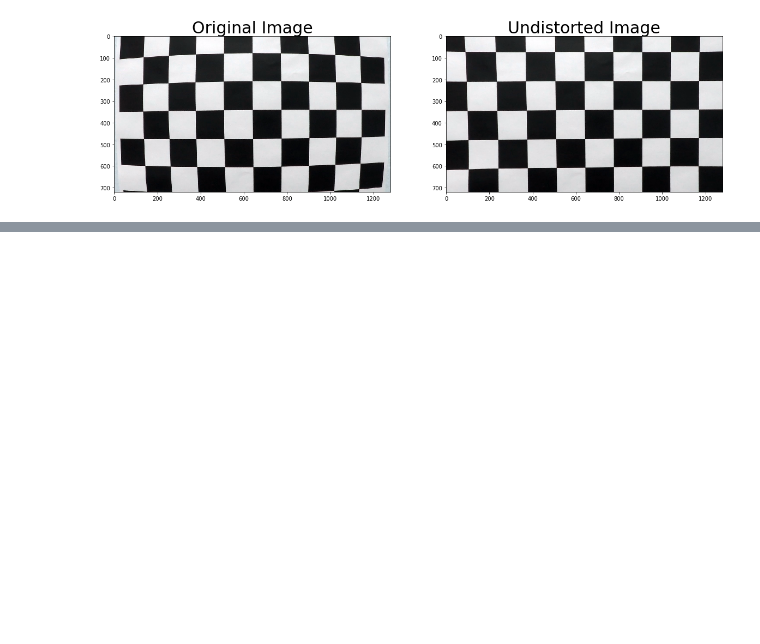
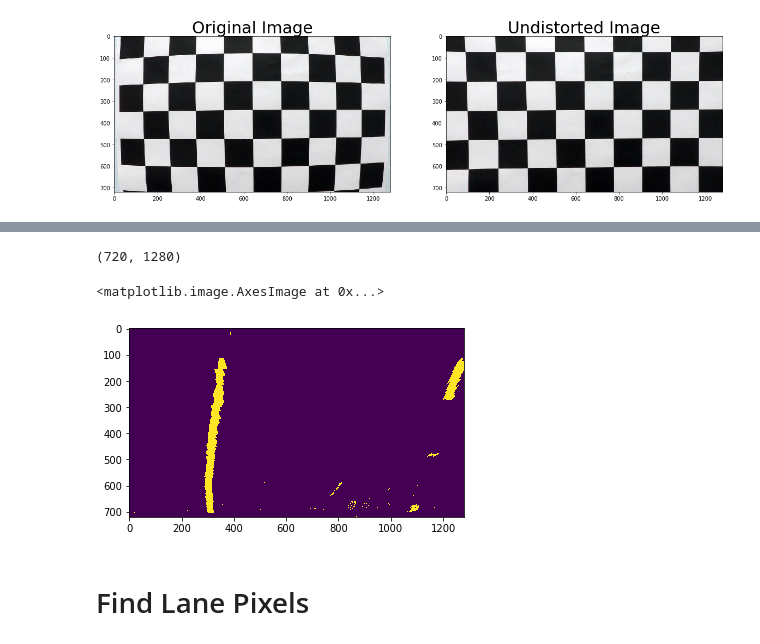
Before and after one commit to chavasaiteja/Self-Driving-Car-Nanodegree-Udacity, a Jupyter notebook: Advanced Lane Finding/Advanced_Lane_Finding.ipynb, the cells around one changed output, grey strips where cells are left out. Saved outputs shown, nothing was run; the diff lists cells and outputs as text; code cells hidden in the pictures; blank space fills up the shorter version.

```diff
--- a/Advanced Lane Finding/Advanced_Lane_Finding.ipynb
+++ b/Advanced Lane Finding/Advanced_Lane_Finding.ipynb
@@ -79,0 +168,28 @@ Text(0.5,1,'Undistorted Image')
+# %%
+imshape
+# %% [output]
+(720, 1280)
+# %%
+src = np.float32(
+    [[120, 720],
+     [550, 470],
+     [700, 470],
+     [1160, 720]])
+
+dst = np.float32(
+    [[200,720],
+     [200,0],
+     [1080,0],
+     [1080,720]])
+# %%
+# Given src and dst points, calculate the perspective transform matrix
+M = cv2.getPerspectiveTransform(src, dst)
+# Warp the image using OpenCV warpPerspective()
+warped = cv2.warpPerspective(combined_binary, M, (imshape[1], imshape[0]))
+# %%
+plt.imshow(warped)
+# %% [output]
+<matplotlib.image.AxesImage at 0x...>
+[figure, added]
+# %% [markdown]
+# Find Lane Pixels
```
Also changed, not shown: parts of 7 cells of this notebook.
